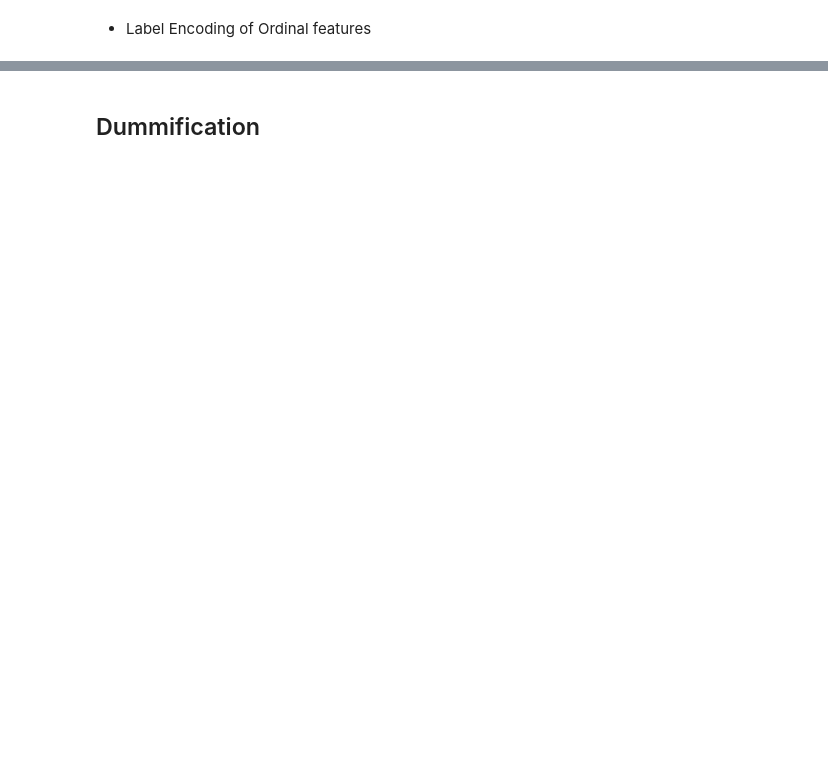
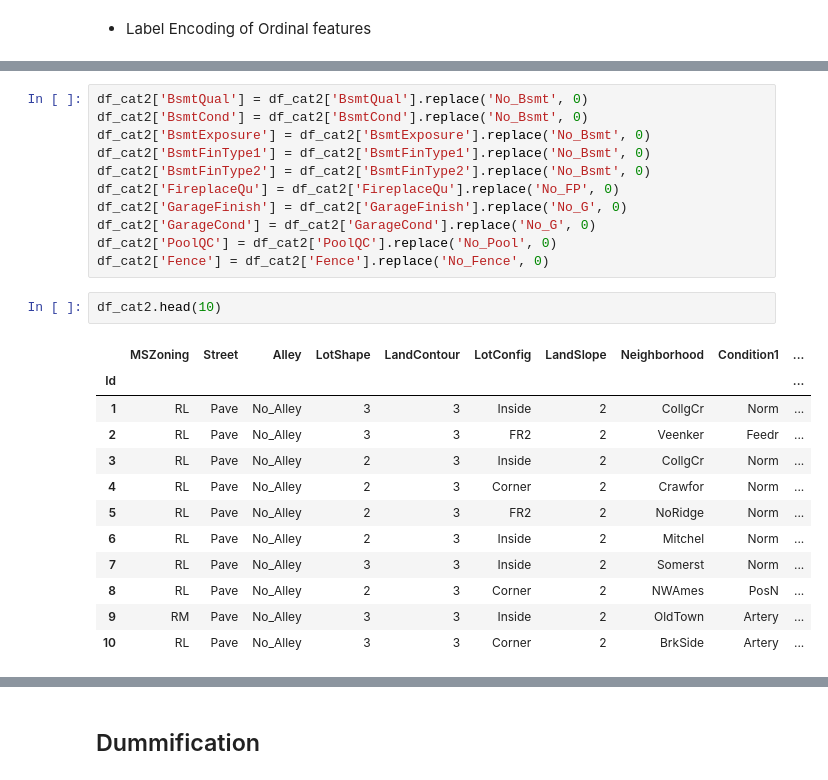
Before and after one commit to jimmy-jing/housing_ml, a Jupyter notebook: re_model_build.ipynb, the cells around one changed output, grey strips where cells are left out. Saved outputs shown, nothing was run; the diff lists cells and outputs as text; blank space fills up the shorter version.

```diff
--- a/re_model_build.ipynb
+++ b/re_model_build.ipynb
@@ -342,3 +422,29 @@ df_cat2.GarageCond.replace(to_replace =  ['None', 'Po', 'Fa', 'TA', 'Gd', 'Ex'],
 df_cat2.PavedDrive.replace(to_replace =  ['N', 'P', 'Y'], value = [0, 1, 2], inplace = True)
 df_cat2.PoolQC.replace(to_replace =  ['None', 'Fa', 'Gd', 'Ex'], value = [0, 1, 2, 3], inplace = True)
 df_cat2.Fence.replace(to_replace =  ['None', 'MnWw', 'GdWo', 'MnPrv', 'GdPrv'], value = [0, 1, 2, 3, 4], inplace = True)
+# %%
+df_cat2['BsmtQual'] = df_cat2['BsmtQual'].replace('No_Bsmt', 0)
+df_cat2['BsmtCond'] = df_cat2['BsmtCond'].replace('No_Bsmt', 0)
+df_cat2['BsmtExposure'] = df_cat2['BsmtExposure'].replace('No_Bsmt', 0)
+df_cat2['BsmtFinType1'] = df_cat2['BsmtFinType1'].replace('No_Bsmt', 0)
+df_cat2['BsmtFinType2'] = df_cat2['BsmtFinType2'].replace('No_Bsmt', 0)
+df_cat2['FireplaceQu'] = df_cat2['FireplaceQu'].replace('No_FP', 0)
+df_cat2['GarageFinish'] = df_cat2['GarageFinish'].replace('No_G', 0)
+df_cat2['GarageCond'] = df_cat2['GarageCond'].replace('No_G', 0)
+df_cat2['PoolQC'] = df_cat2['PoolQC'].replace('No_Pool', 0)
+df_cat2['Fence'] = df_cat2['Fence'].replace('No_Fence', 0)
+# %%
+df_cat2.head(10)
+# %% [output]
+|  | MSZoning | Street | Alley | LotShape | LandContour | LotConfig | LandSlope | Neighborhood | Condition1 | ... |
+| Id |  |  |  |  |  |  |  |  |  | ... |
+| 1 | RL | Pave | No_Alley | 3 | 3 | Inside | 2 | CollgCr | Norm | ... |
+| 2 | RL | Pave | No_Alley | 3 | 3 | FR2 | 2 | Veenker | Feedr | ... |
+| 3 | RL | Pave | No_Alley | 2 | 3 | Inside | 2 | CollgCr | Norm | ... |
+| 4 | RL | Pave | No_Alley | 2 | 3 | Corner | 2 | Crawfor | Norm | ... |
+| 5 | RL | Pave | No_Alley | 2 | 3 | FR2 | 2 | NoRidge | Norm | ... |
+| 6 | RL | Pave | No_Alley | 2 | 3 | Inside | 2 | Mitchel | Norm | ... |
+| 7 | RL | Pave | No_Alley | 3 | 3 | Inside | 2 | Somerst | Norm | ... |
+| 8 | RL | Pave | No_Alley | 2 | 3 | Corner | 2 | NWAmes | PosN | ... |
+| 9 | RM | Pave | No_Alley | 3 | 3 | Inside | 2 | OldTown | Artery | ... |
+| 10 | RL | Pave | No_Alley | 3 | 3 | Corner | 2 | BrkSide | Artery | ... |
```
Also changed, not shown: parts of 38 cells of this notebook.
